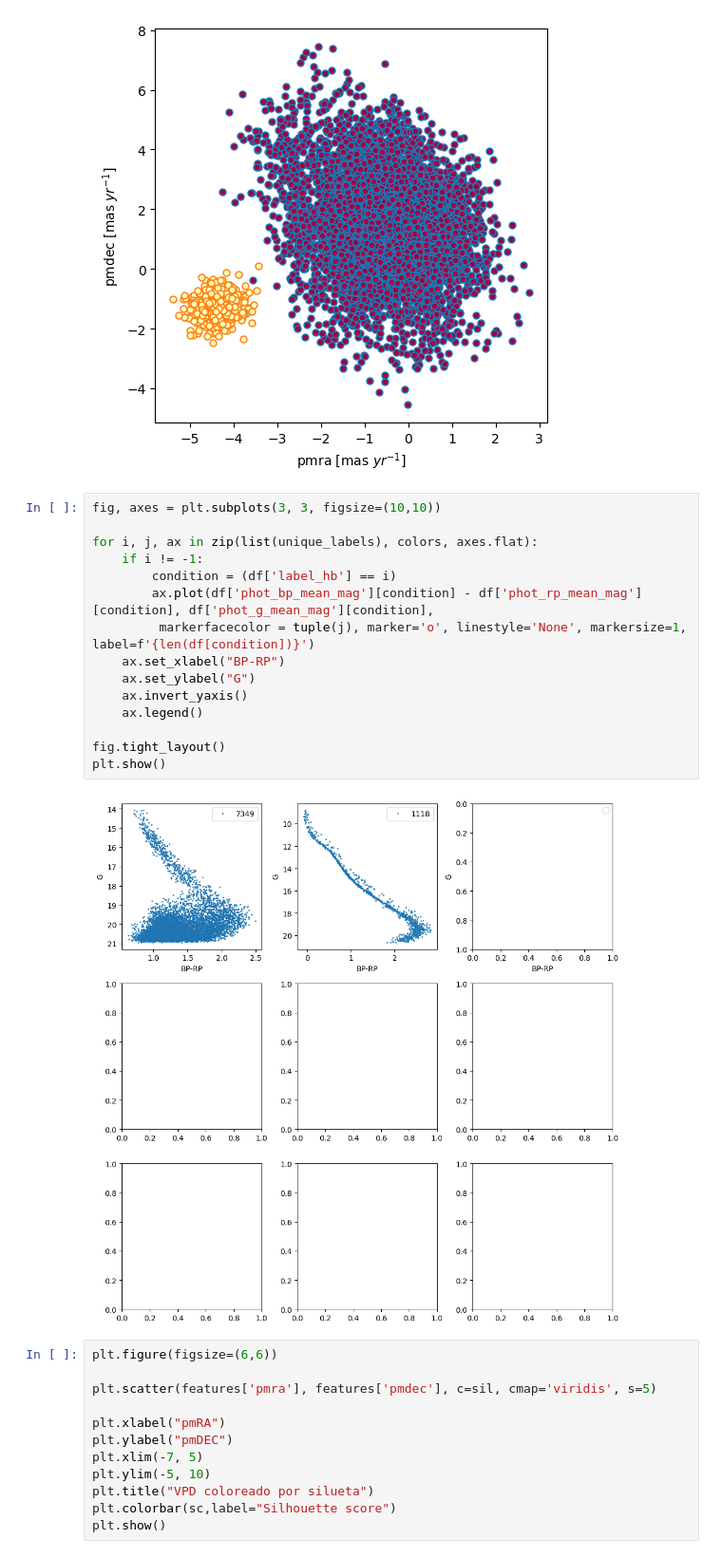
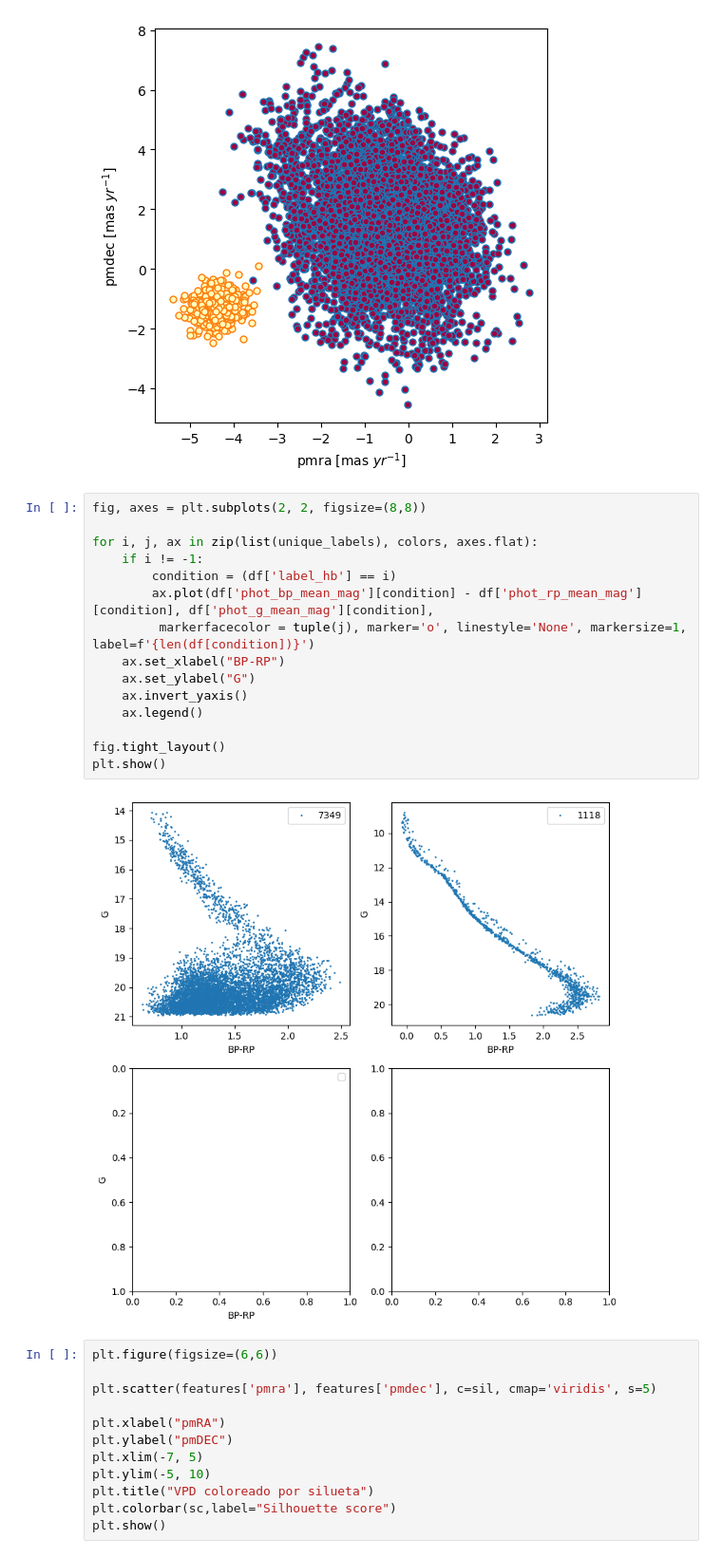
Before and after one commit to Brunelleschk1/Personal-projects, a Jupyter notebook: Proyectos de Astronomía/Laboratorio 3/clustering(1) copy.ipynb, the cells around one changed output. Shown at 95% size. Cells and saved outputs as stored; diff of their text form.

```diff
--- a/Proyectos de Astronomía/Laboratorio 3/clustering(1) copy.ipynb
+++ b/Proyectos de Astronomía/Laboratorio 3/clustering(1) copy.ipynb
@@ -160,22 +160,22 @@ plt.show()
 # %% [output]
 [figure]
 # %%
-fig, axes = plt.subplots(3, 3, figsize=(10,10))
+fig, axes = plt.subplots(2, 2, figsize=(8,8))
 
 for i, j, ax in zip(list(unique_labels), colors, axes.flat):
     if i != -1:
         condition = (df['label_hb'] == i)
         ax.plot(df['phot_bp_mean_mag'][condition] - df['phot_rp_mean_mag'][condition], df['phot_g_mean_mag'][condition],
          markerfacecolor = tuple(j), marker='o', linestyle='None', markersize=1, label=f'{len(df[condition])}')
     ax.set_xlabel("BP-RP")
     ax.set_ylabel("G")
     ax.invert_yaxis()
     ax.legend()
 
 fig.tight_layout()
 plt.show()
 # %% [output]
-[figure, old version]
+[figure, new version]
 # %%
 plt.figure(figsize=(6,6))
 
```
Also changed, not shown: parts of 5 cells of this notebook, 16 other files.
